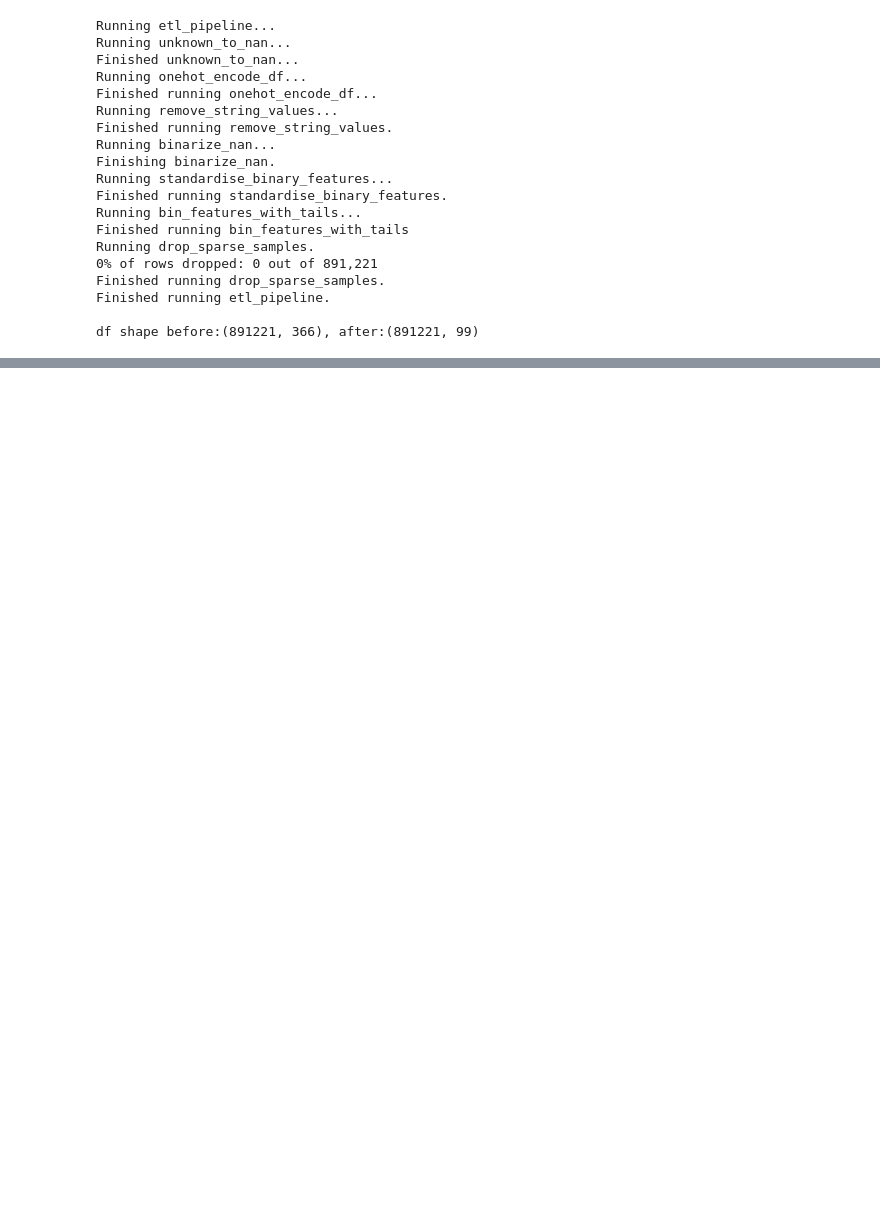
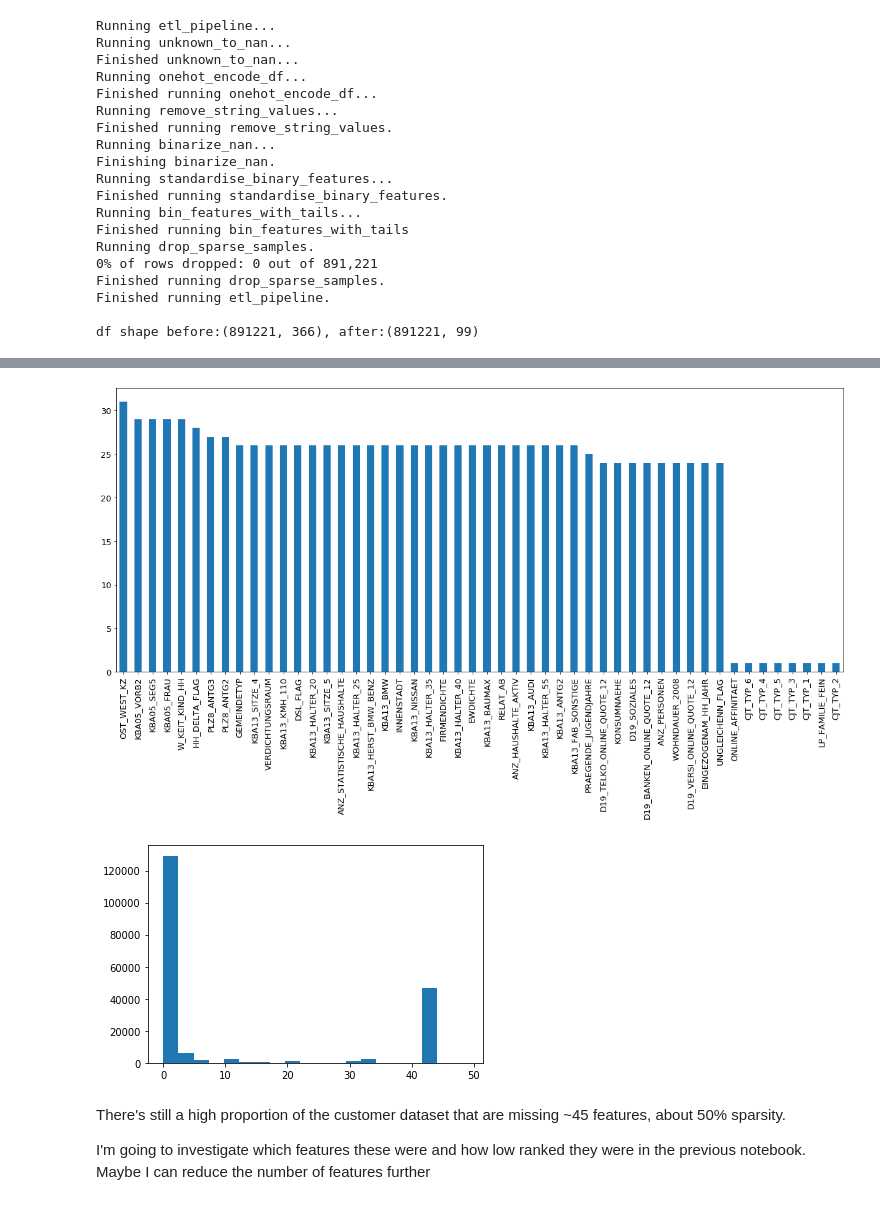
Before and after one commit to OliverFarren/arvato-udacity-customersegmentation, a Jupyter notebook: 1_customer_segmentation_report.ipynb, the cells around one changed output, grey strips where cells are left out. Saved outputs shown, nothing was run; the diff lists cells and outputs as text; code cells hidden in the pictures; blank space fills up the shorter version.

```diff
--- a/1_customer_segmentation_report.ipynb
+++ b/1_customer_segmentation_report.ipynb
@@ -54,7 +70,7 @@ Finished running etl_pipeline.
 
 df shape before:(891221, 366), after:(891221, 99)
 # %%
-customers_clean = clean_df.etl_pipeline(customers,verbosity=v.MED)
+customers_clean = clean_df.etl_pipeline(customers,cols_keep=cols_keep,verbosity=v.MED)
 # %% [output]
 Running etl_pipeline...
 Running unknown_to_nan...
@@ -66,0 +114,9 @@ Running binarize_nan...
+# %%
+plot_null_counts(customers_clean,50)
+# %% [output]
+[figure, added]
+[figure, added]
+# %% [markdown]
+There's still a high proportion of the customer dataset that are missing ~45 features, about 50% sparsity.
+
+I'm going to investigate which features these were and how low ranked they were in the previous notebook. Maybe I can reduce the number of features further
```
Also changed, not shown: parts of 33 cells of this notebook, 2 other files.
